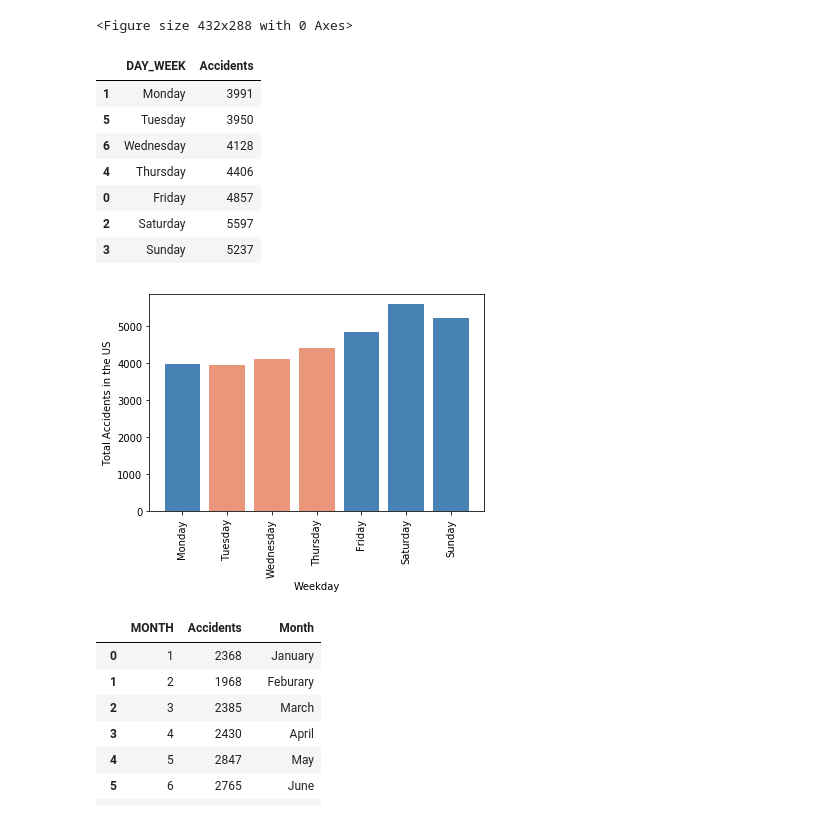
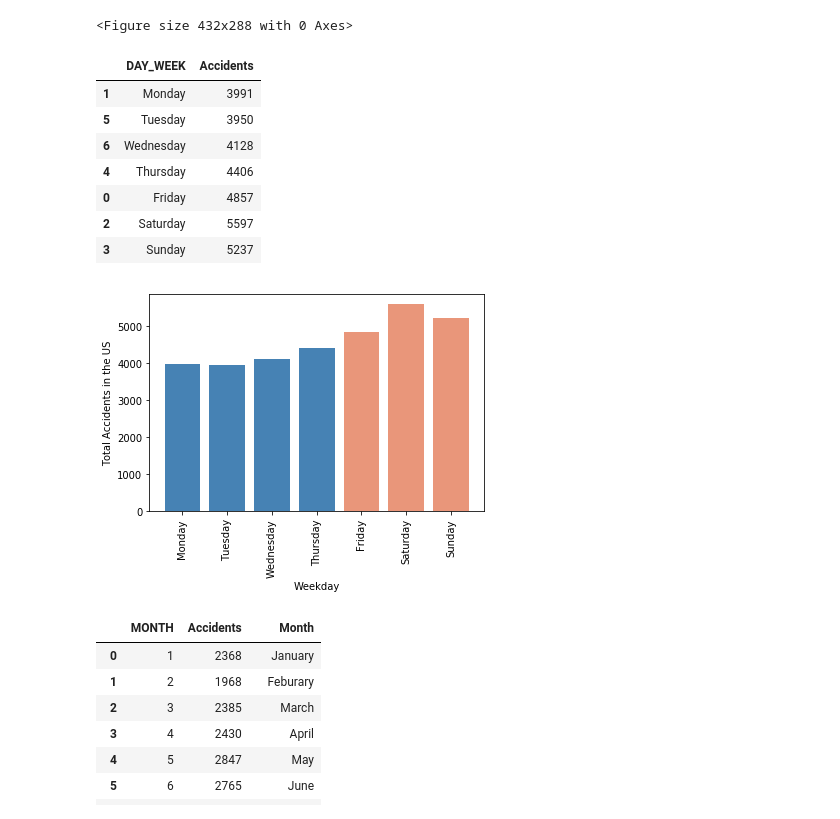
Before and after one commit to ziangzhang10/fatal-traffic-accident-study, a Jupyter notebook: data_readin.ipynb, the cells around one changed output. Drawn from its saved outputs; the diff is of its cells as text; code cells hidden in the pictures.

```diff
--- a/data_readin.ipynb
+++ b/data_readin.ipynb
@@ -168,35 +168,35 @@ accident_by_day_week = accident_gby_day_week.count()
 accident_by_day_week = accident_by_day_week.rename(columns = {"STATE": "Accidents"})
 accident_by_day_week = accident_by_day_week.reset_index(drop=False, inplace=False)
 
 # sort by day of the week
 cat = CategoricalDtype(['Monday', 'Tuesday', 'Wednesday', 'Thursday', 'Friday', 'Saturday', 'Sunday'], ordered=True)
 accident_by_day_week['DAY_WEEK'] = accident_by_day_week['DAY_WEEK'].astype(cat)
 accident_by_day_week = accident_by_day_week.sort_values(["DAY_WEEK"])
 
 # Pretty-display all rows
 with pd.option_context('display.max_rows', None, 'display.max_columns', None):
     display(accident_by_day_week)
 
 plt.xlabel('Weekday')
 plt.xticks(rotation=90)
 plt.ylabel('Total Accidents in the US')
 
-color = ["steelblue"if item in ["Monday", "Tuesday", "Wednesday", "Thursday"] else "darksalmon"  for item in accident_by_day_["DAY_WEEK"] ]
+color = ["steelblue"if item in ["Monday", "Tuesday", "Wednesday", "Thursday"] else "darksalmon"  for item in accident_by_day_week["DAY_WEEK"] ]
 
 plt.bar(x = accident_by_day_week['DAY_WEEK'], height = accident_by_day_week["Accidents"], color = color, alpha = 1)
 
 png_path = os.path.join("Charts", "total_accidents_by_week.png")
 plt.savefig(png_path, bbox_inches='tight')
 # %% [output]
 |  | DAY_WEEK | Accidents |
 | 1 | Monday | 3991 |
 | 5 | Tuesday | 3950 |
 | 6 | Wednesday | 4128 |
 | 4 | Thursday | 4406 |
 | 0 | Friday | 4857 |
 | 2 | Saturday | 5597 |
 | 3 | Sunday | 5237 |
-[figure, old version]
+[figure, new version]
 # %%
 # Plot specifically # accidents by the month
 accident_gby_month = accident_df[["MONTH", "STATE"]].groupby(["MONTH"])
```
Also changed, not shown: parts of 3 cells of this notebook, 4 other files.
